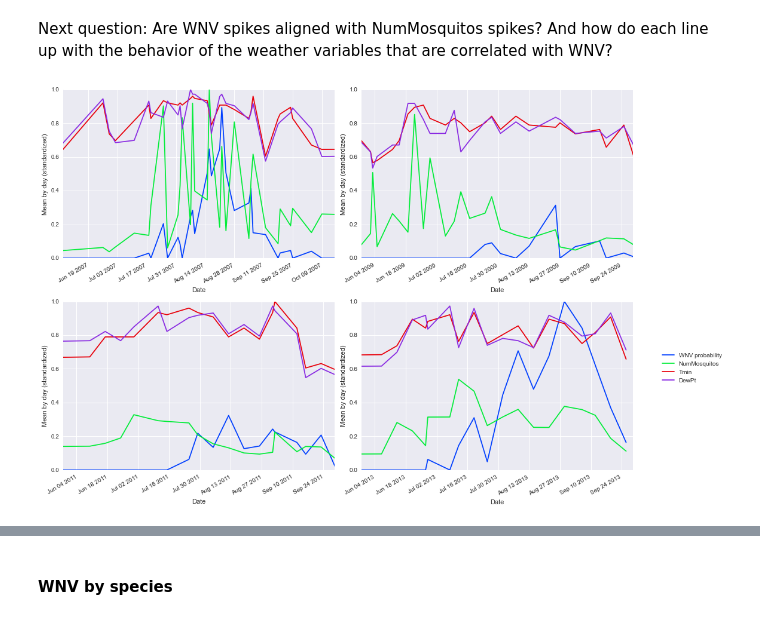
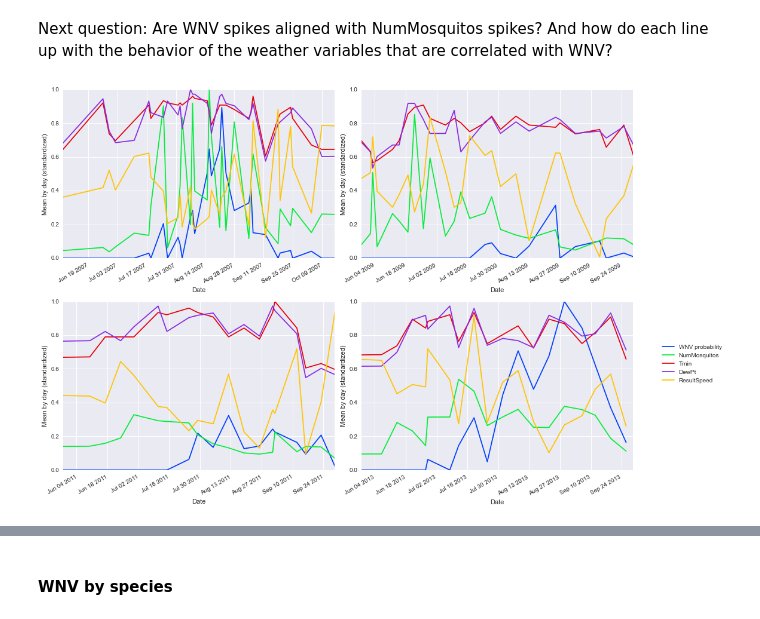
Before and after one commit to yourdon/west-nile, a Jupyter notebook: src/west_nile.ipynb, the cells around one changed output, grey strips where cells are left out. Saved outputs shown, nothing was run; the diff lists cells and outputs as text; code cells hidden in the pictures.

```diff
--- a/src/west_nile.ipynb
+++ b/src/west_nile.ipynb
@@ -679,6 +778,7 @@ Next question: Are WNV spikes aligned with NumMosquitos spikes? And how do each
 numByDay = trapWeatherByDay["NumMosquitos"]
 TminByDay = trapWeatherByDay["Tmin"]
 DewPtByDay = trapWeatherByDay["DewPoint"]
+ResultSpeedByDay = trapWeatherByDay["ResultSpeed"]
 # %%
 # Boundaries for the plots below; ugly but saves us some datetime work
 year_dates = ["2007-06-07", "2007-10-15", "2009-05-29", "2009-09-29",
@@ -686,23 +786,23 @@ year_dates = ["2007-06-07", "2007-10-15", "2009-05-29", "2009-09-29",
 # %%
 figsize(14,10)
 sns.set_palette("bright")
 
 f, axes = plt.subplots(2, 2)
 i = 0
 
-for ax in axes.flat:
-    for k in [wnvByDay, numByDay, TminByDay, DewPtByDay]:
+for ax in axes.ravel():
+    for k in [wnvByDay, numByDay, TminByDay, DewPtByDay, ResultSpeedByDay]:
         (k.mean()/k.mean().max()).plot(sharex=False, ax=ax,
                                        xlim=(year_dates[i], year_dates[i+1]))
     ax.set_xlabel("Date")
     ax.set_ylabel("Mean by day (standardized)")
     i += 2
 
-plt.legend(["WNV probability", "NumMosquitos", "Tmin", "DewPt"], loc=(1.1,0.5))
+plt.legend(["WNV probability", "NumMosquitos", "Tmin", "DewPt", "ResultSpeed"], loc=(1.1,0.5))
 plt.tight_layout()
 plt.show()
 # %% [output]
-[figure, old version]
+[figure, new version]
 # %% [markdown]
 Several interesting things to note here:
 
```
Also changed, not shown: parts of 74 cells of this notebook.
